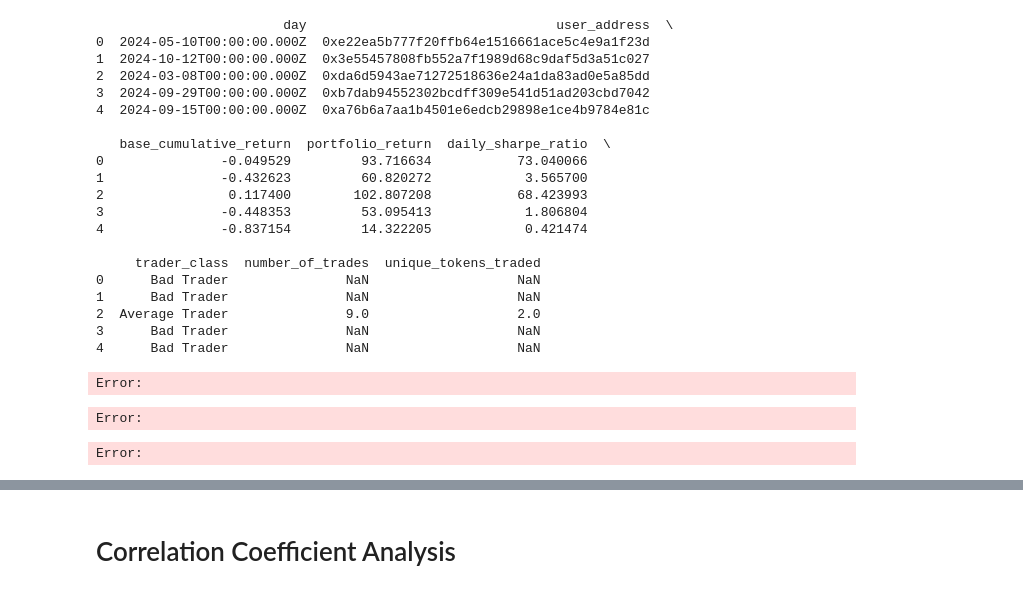
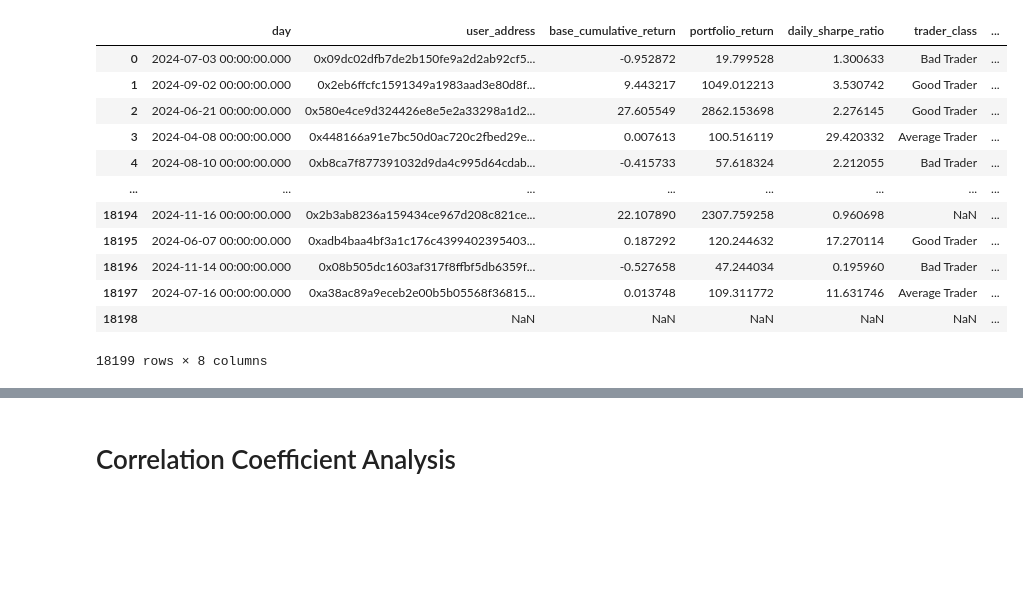
Before and after one commit to apostleoffinance/web3_ml, a Jupyter notebook: trader_classifier.ipynb, the cells around one changed output, grey strips where cells are left out. Cells and saved outputs as stored; diff of their text form; code cells hidden in the pictures; blank space fills up the shorter version.

```diff
--- a/trader_classifier.ipynb
+++ b/trader_classifier.ipynb
@@ -395,32 +7,20 @@ Error:
-# %%
-#Drop the "__row_index" column
-df_t = df.drop(columns = ['__row_index'])
-
-#Remove later
-print(df_t.head())
-# %% [output]
-                        day                                user_address  \
-0  2024-05-10T00:00:00.000Z  0xe22ea5b777f20ffb64e1516661ace5c4e9a1f23d
-1  2024-10-12T00:00:00.000Z  0x3e55457808fb552a7f1989d68c9daf5d3a51c027
-2  2024-03-08T00:00:00.000Z  0xda6d5943ae71272518636e24a1da83ad0e5a85dd
-3  2024-09-29T00:00:00.000Z  0xb7dab94552302bcdff309e541d51ad203cbd7042
-4  2024-09-15T00:00:00.000Z  0xa76b6a7aa1b4501e6edcb29898e1ce4b9784e81c
-
-   base_cumulative_return  portfolio_return  daily_sharpe_ratio  \
-0               -0.049529         93.716634           73.040066
-1               -0.432623         60.820272            3.565700
-2                0.117400        102.807208           68.423993
-3               -0.448353         53.095413            1.806804
-4               -0.837154         14.322205            0.421474
-
-     trader_class  number_of_trades  unique_tokens_traded
-0      Bad Trader               NaN                   NaN
-1      Bad Trader               NaN                   NaN
-2  Average Trader               9.0                   2.0
-3      Bad Trader               NaN                   NaN
-4      Bad Trader               NaN                   NaN
-Error:
-Error:
-Error:
+# %%
+df = pd.read_csv('traderclassifier.csv')
+df.columns = df.columns.str.lower().str.replace(' ', '_')
+df
+# %% [output]
+|  | day | user_address | base_cumulative_return | portfolio_return | daily_sharpe_ratio | trader_class | ... |
+| 0 | 2024-07-03 00:00:00.000 | 0x09dc02dfb7de2b150fe9a2d2ab92cf5... | -0.952872 | 19.799528 | 1.300633 | Bad Trader | ... |
+| 1 | 2024-09-02 00:00:00.000 | 0x2eb6ffcfc1591349a1983aad3e80d8f... | 9.443217 | 1049.012213 | 3.530742 | Good Trader | ... |
+| 2 | 2024-06-21 00:00:00.000 | 0x580e4ce9d324426e8e5e2a33298a1d2... | 27.605549 | 2862.153698 | 2.276145 | Good Trader | ... |
+| 3 | 2024-04-08 00:00:00.000 | 0x448166a91e7bc50d0ac720c2fbed29e... | 0.007613 | 100.516119 | 29.420332 | Average Trader | ... |
+| 4 | 2024-08-10 00:00:00.000 | 0xb8ca7f877391032d9da4c995d64cdab... | -0.415733 | 57.618324 | 2.212055 | Bad Trader | ... |
+| ... | ... | ... | ... | ... | ... | ... | ... |
+| 18194 | 2024-11-16 00:00:00.000 | 0x2b3ab8236a159434ce967d208c821ce... | 22.107890 | 2307.759258 | 0.960698 | NaN | ... |
+| 18195 | 2024-06-07 00:00:00.000 | 0xadb4baa4bf3a1c176c4399402395403... | 0.187292 | 120.244632 | 17.270114 | Good Trader | ... |
+| 18196 | 2024-11-14 00:00:00.000 | 0x08b505dc1603af317f8ffbf5db6359f... | -0.527658 | 47.244034 | 0.195960 | Bad Trader | ... |
+| 18197 | 2024-07-16 00:00:00.000 | 0xa38ac89a9eceb2e00b5b05568f36815... | 0.013748 | 109.311772 | 11.631746 | Average Trader | ... |
+| 18198 | ﻿ | NaN | NaN | NaN | NaN | NaN | ... |
+18199 rows × 8 columns
 # %%
 # Convert 'day' column to datetime format and remove time component
```
Also changed, not shown: parts of 43 cells of this notebook, 8 other files.
